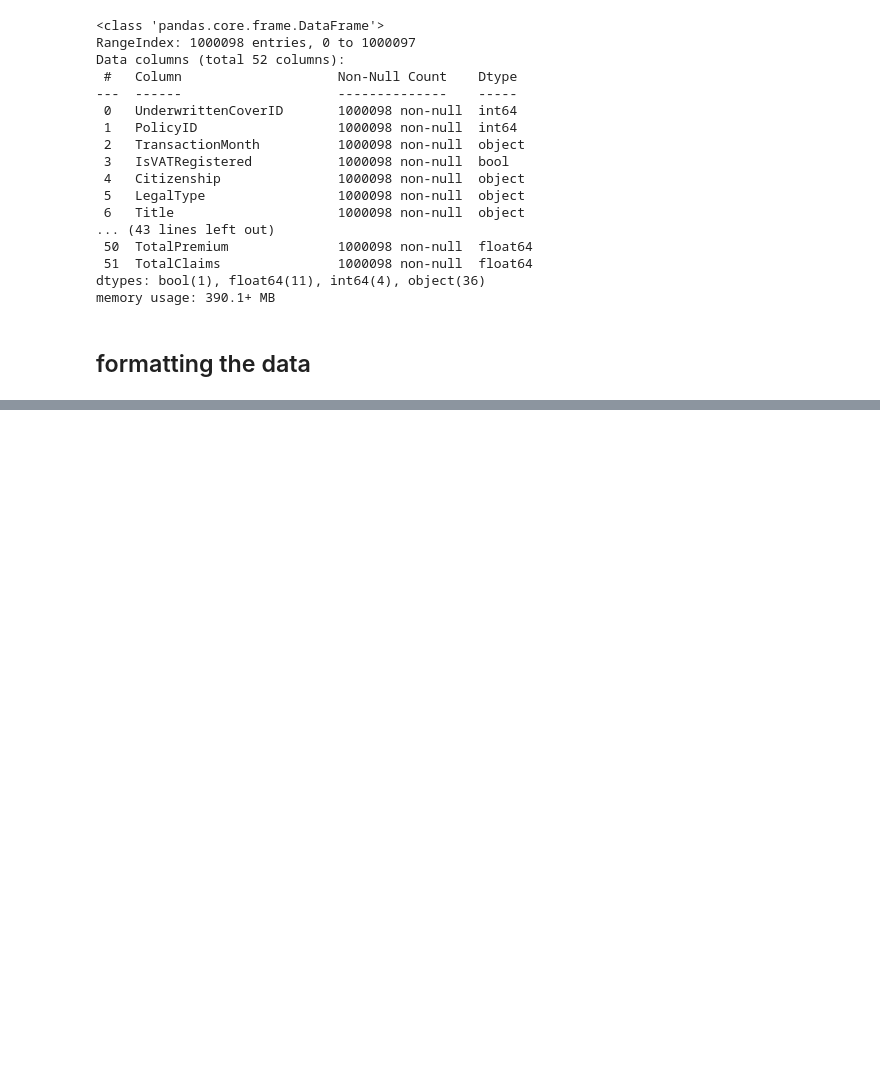
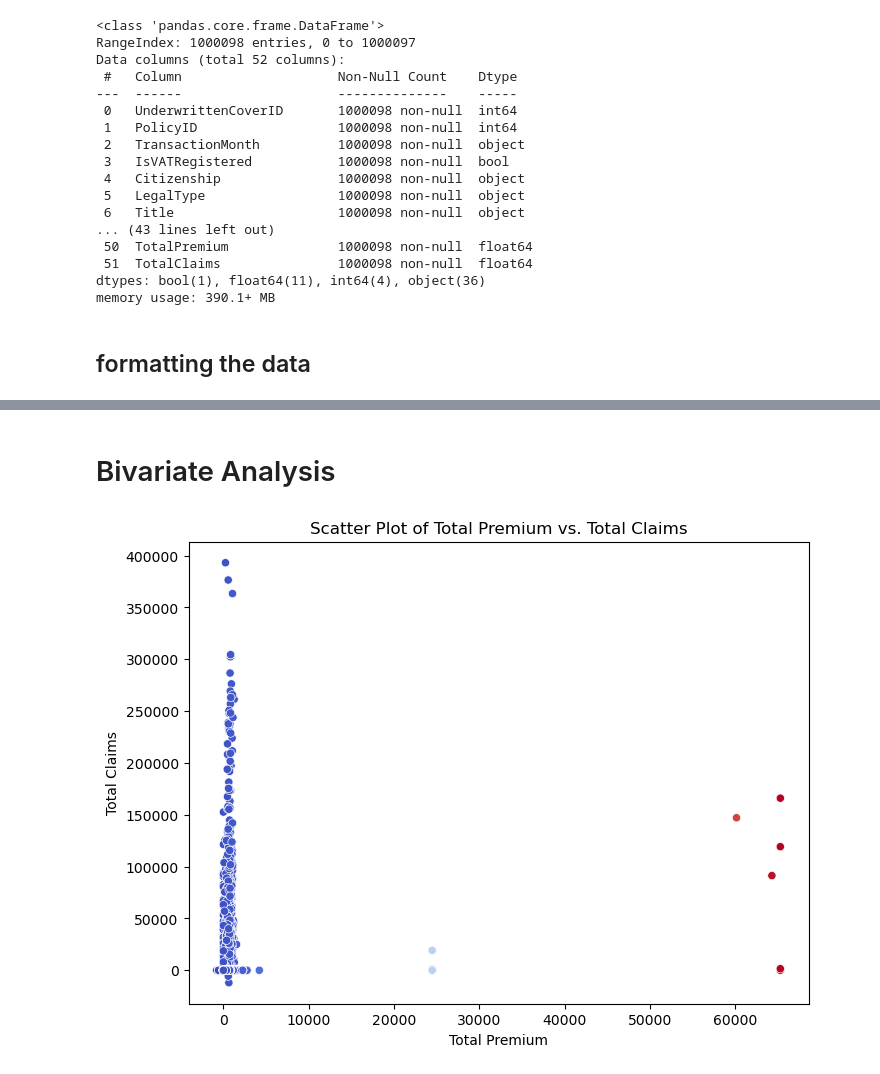
Before and after one commit to nolawit-fant/AlphaCare-Insurance-Solutions, a Jupyter notebook: notebooks/EDA.ipynb, the cells around one changed output, grey strips where cells are left out. Drawn from its saved outputs; the diff is of its cells as text; code cells hidden in the pictures; blank space fills up the shorter version.

Commit message:
univariant and bivariant analysis

```diff
--- a/notebooks/EDA.ipynb
+++ b/notebooks/EDA.ipynb
@@ -104,0 +158,25 @@ df = format_data(df)
+# %% [markdown]
+# Bivariate Analysis
+# %%
+
+plt.figure(figsize=(8, 6))
+
+# Create a scatter plot with different colors for TotalPremium and TotalClaims
+scatter = sns.scatterplot(
+    x='TotalPremium',
+    y='TotalClaims',
+    data=df,
+    hue='TotalPremium',  # Color points by Total Premium
+    palette='coolwarm',   # Use a diverging color palette
+    legend=None           # Remove legend if not needed
+)
+
+# Add plot title and axis labels
+plt.title('Scatter Plot of Total Premium vs. Total Claims')
+plt.xlabel('Total Premium')
+plt.ylabel('Total Claims')
+
+# Show the plot
+plt.show()
+# %% [output]
+[figure, added]
```
Also changed, not shown: parts of 9 cells of this notebook.
